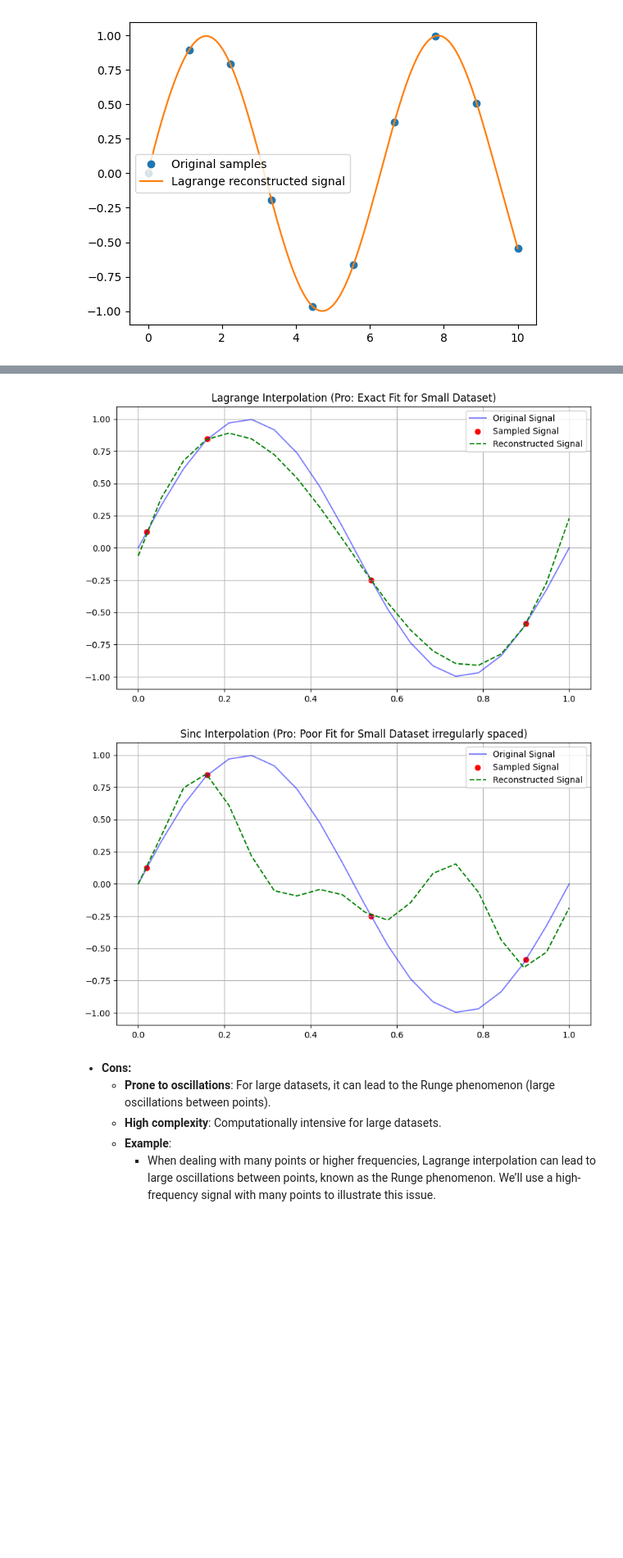
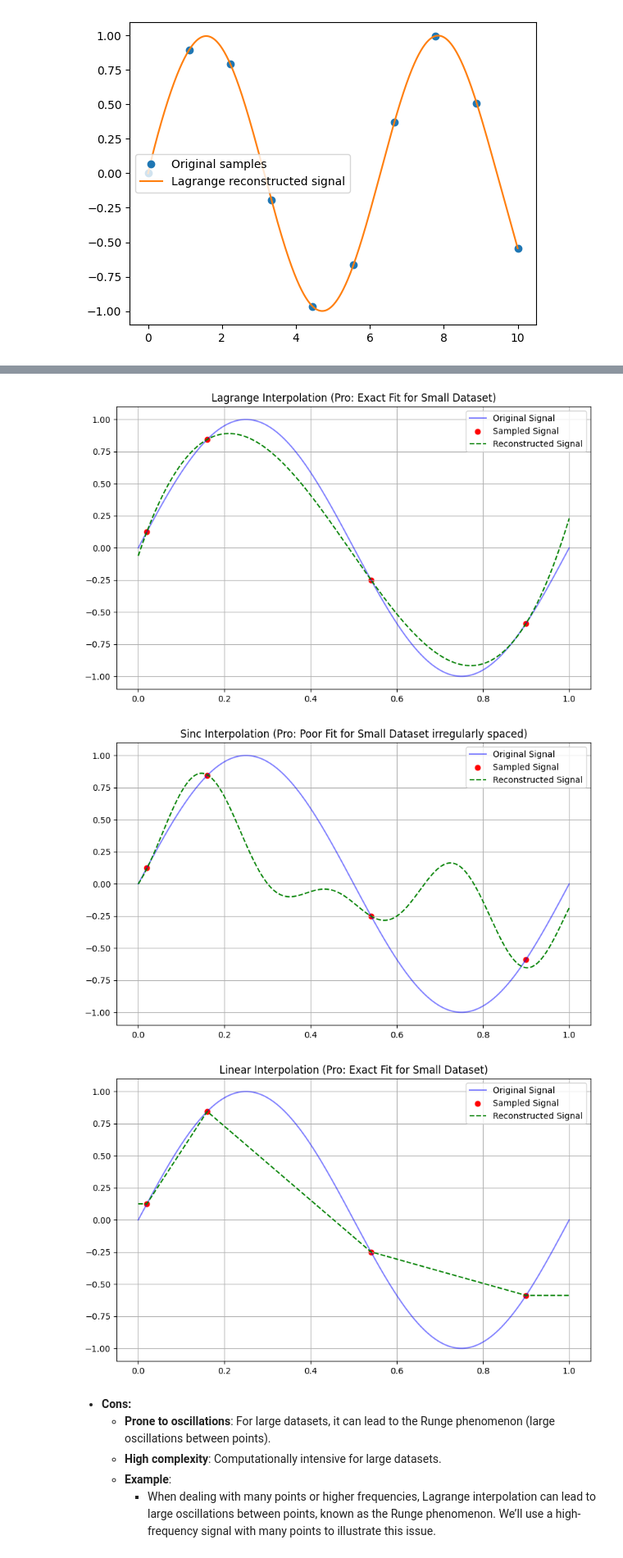
Before and after one commit to somaiaahmed/Sampling-Studio, a Jupyter notebook: signal reconstruction methods.ipynb, the cells around one changed output, grey strips where cells are left out. Shown at 82% size. Drawn from its saved outputs; the diff is of its cells as text; code cells hidden in the pictures; blank space fills up the shorter version.

```diff
--- a/signal reconstruction methods.ipynb
+++ b/signal reconstruction methods.ipynb
@@ -127,0 +133,9 @@ sinc_interp_ringing_example()
+# %%
+x_samples = np.array([0.02, 0.16, 0.54, 0.9])
+# x_samples = np.array([0.0, 0.25, 0.5, 0.75])
+y_samples = np.sin(2 * np.pi * x_samples)
+
+x_interp = np.linspace(0, 1, 1000)
+
+plot_signal_reconstruction(np.sin(2 * np.pi * x_interp), x_samples, y_samples, sinc_interp(x_samples, y_samples, x_interp),
+                            "Sinc Interpolation (Pro: Poor Fit for Small Dataset irregularly spaced)", x_interp)
@@ -332,21 +348,26 @@ plt.show()
 # %%
 def lagrange_interp_example():
     x_samples = np.array([0.02, 0.16, 0.54, 0.9])
     # x_samples = np.array([0.0, 0.25, 0.5, 0.75])
+    # x_samples = np.array([0.02, 0.1, 0.5, 0.9])
     y_samples = np.sin(2 * np.pi * x_samples)
 
-    x_interp = np.linspace(0, 1, 20)
+    x_interp = np.linspace(0, 1, 1000)
 
     plot_signal_reconstruction(np.sin(2 * np.pi * x_interp), x_samples, y_samples, lagrange_interp(x_samples, y_samples, x_interp),
                                 "Lagrange Interpolation (Pro: Exact Fit for Small Dataset)", x_interp)
 
     plot_signal_reconstruction(np.sin(2 * np.pi * x_interp), x_samples, y_samples, sinc_interp(x_samples, y_samples, x_interp),
                                 "Sinc Interpolation (Pro: Poor Fit for Small Dataset irregularly spaced)", x_interp)
 
+    plot_signal_reconstruction(np.sin(2 * np.pi * x_interp), x_samples, y_samples, linear_interp(x_samples, y_samples, x_interp),
+                                "Linear Interpolation (Pro: Exact Fit for Small Dataset)", x_interp)
+
 lagrange_interp_example()
 # %% [output]
 [figure]
-[figure, old version]
+[figure, new version]
+[figure, added]
 # %% [markdown]
 - **Cons:**
     - **Prone to oscillations**: For large datasets, it can lead to the Runge phenomenon (large oscillations between points).
```
Also changed, not shown: parts of 7 cells of this notebook, 2 other files.
